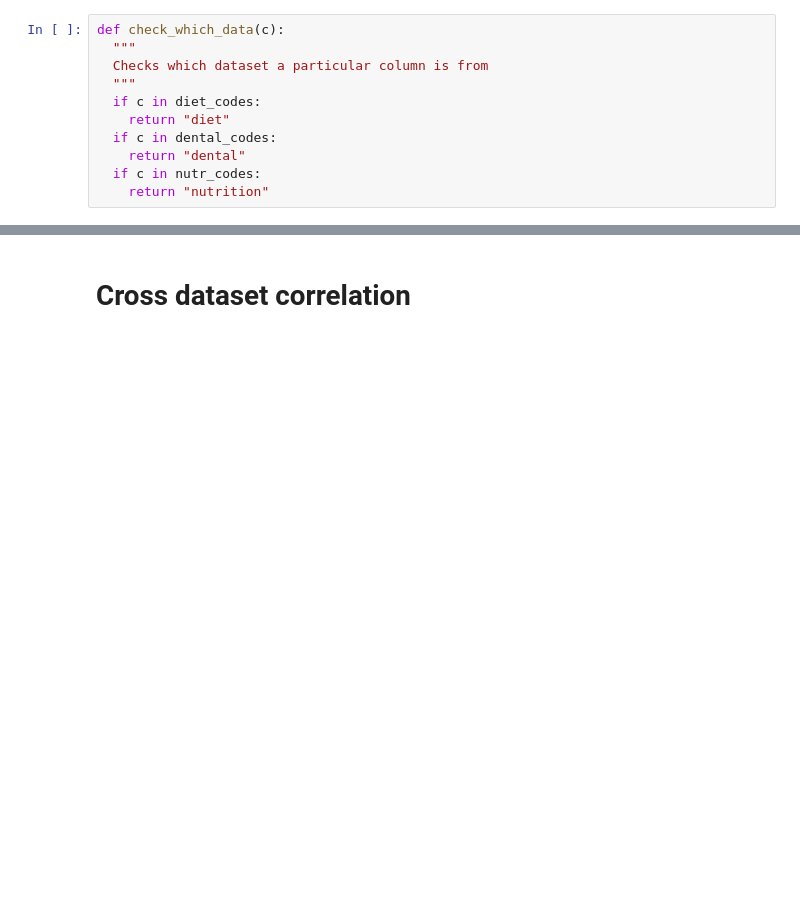
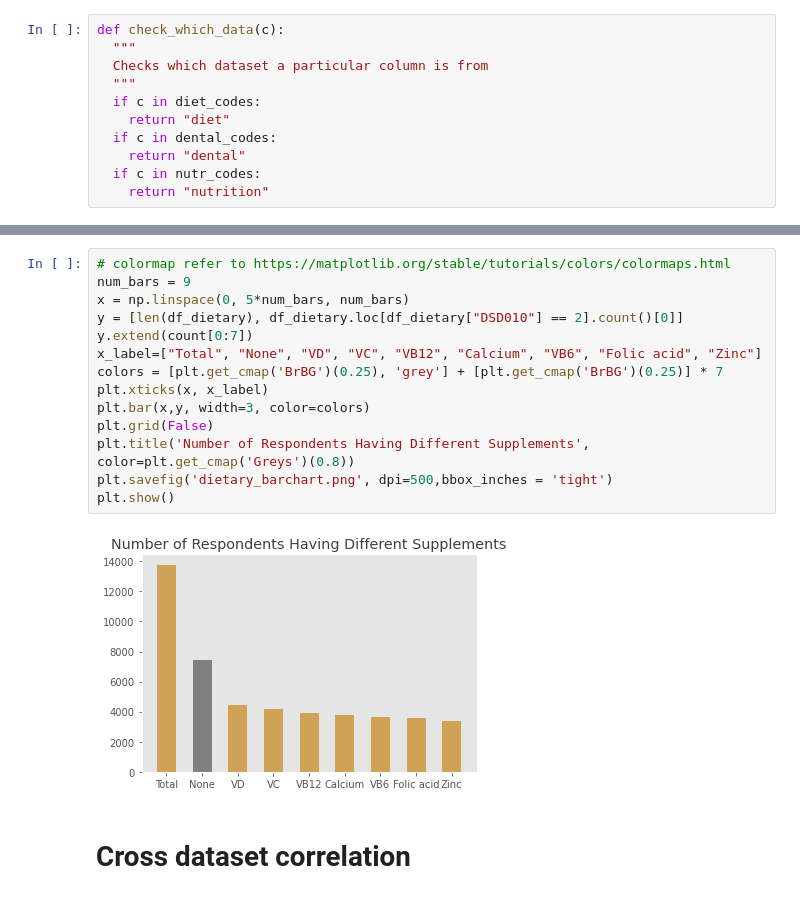
Before and after one commit to parthatom/dental_hygiene, a Jupyter notebook: Visualization.ipynb, the cells around one changed output, grey strips where cells are left out. Drawn from its saved outputs; the diff is of its cells as text; blank space fills up the shorter version.

```diff
--- a/Visualization.ipynb
+++ b/Visualization.ipynb
@@ -80,3 +134,19 @@ def check_which_data(c):
+# %%
+# colormap refer to https://matplotlib.org/stable/tutorials/colors/colormaps.html
+num_bars = 9
+x = np.linspace(0, 5*num_bars, num_bars)
+y = [len(df_dietary), df_dietary.loc[df_dietary["DSD010"] == 2].count()[0]]
+y.extend(count[0:7])
+x_label=["Total", "None", "VD", "VC", "VB12", "Calcium", "VB6", "Folic acid", "Zinc"]
+colors = [plt.get_cmap('BrBG')(0.25), 'grey'] + [plt.get_cmap('BrBG')(0.25)] * 7
+plt.xticks(x, x_label)
+plt.bar(x,y, width=3, color=colors)
+plt.grid(False)
+plt.title('Number of Respondents Having Different Supplements', color=plt.get_cmap('Greys')(0.8))
+plt.savefig('dietary_barchart.png', dpi=500,bbox_inches = 'tight')
+plt.show()
+# %% [output]
+[figure, added]
 # %% [markdown]
 # Cross dataset correlation
 # %% [markdown]
```
Also changed, not shown: parts of 6 cells of this notebook.
